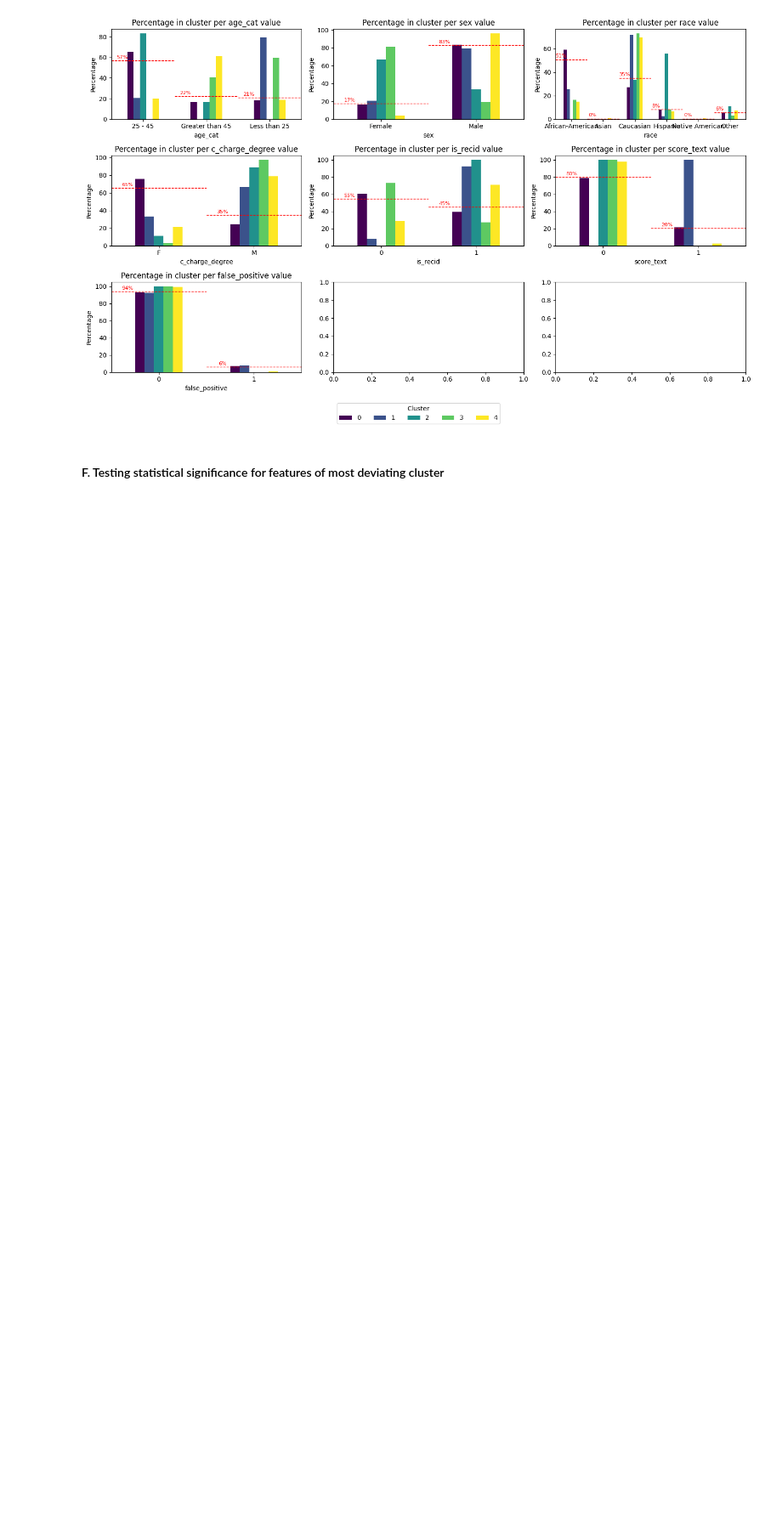
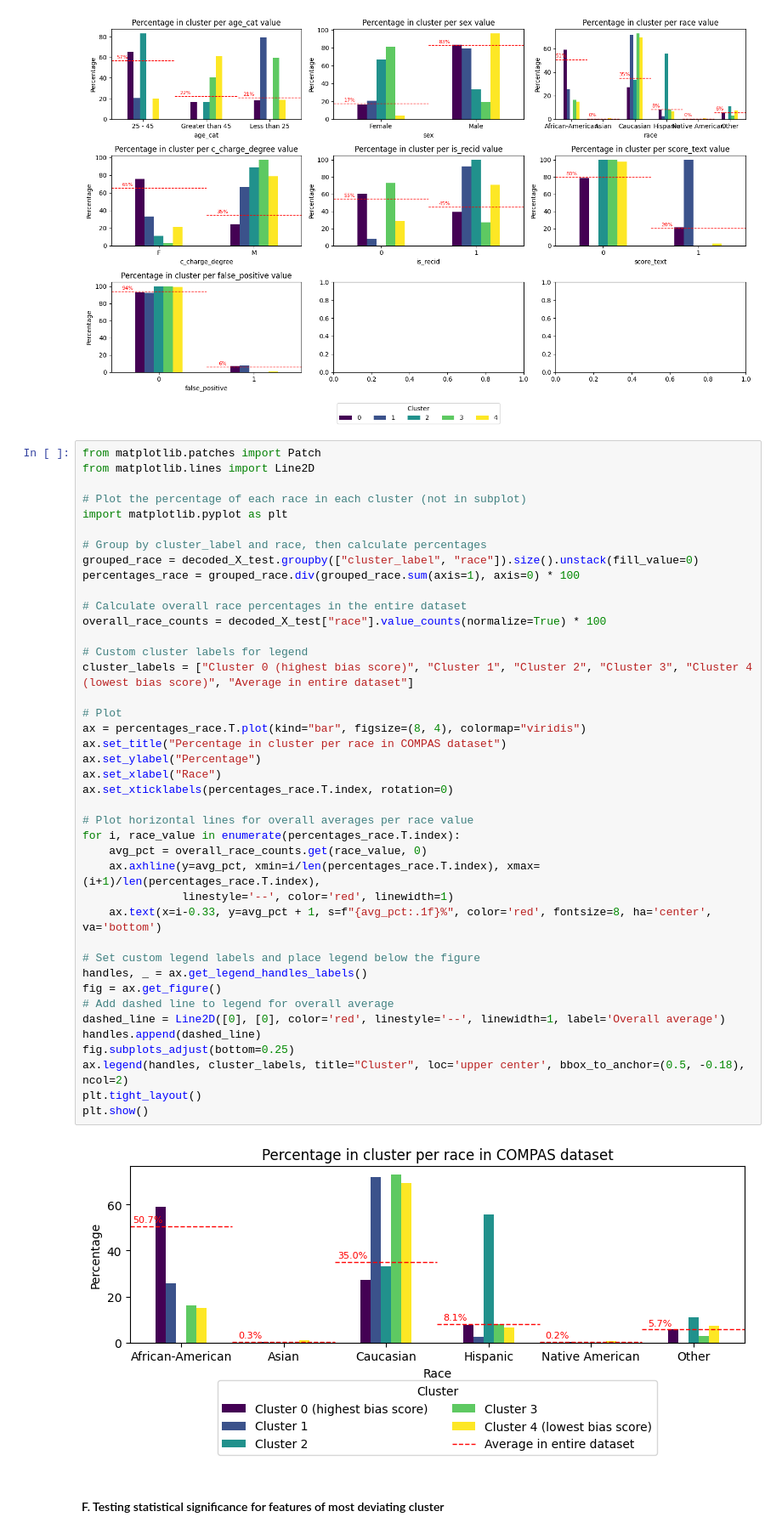
Before and after one commit to NGO-Algorithm-Audit/local-first-web-tool, a Jupyter notebook: notebooks/unsupervised bias detection tool/COMPAS_FP.ipynb, the cells around one changed output. Shown: that part at 85% size. Drawn from its saved outputs; the diff is of its cells as text; blank space fills up the shorter version.

```diff
--- a/notebooks/unsupervised bias detection tool/COMPAS_FP.ipynb
+++ b/notebooks/unsupervised bias detection tool/COMPAS_FP.ipynb
@@ -375,6 +375,49 @@ plt.tight_layout(rect=[0, 0.05, 1, 1])
 plt.show()
 # %% [output]
 [figure]
+# %%
+from matplotlib.patches import Patch
+from matplotlib.lines import Line2D
+
+# Plot the percentage of each race in each cluster (not in subplot)
+import matplotlib.pyplot as plt
+
+# Group by cluster_label and race, then calculate percentages
+grouped_race = decoded_X_test.groupby(["cluster_label", "race"]).size().unstack(fill_value=0)
+percentages_race = grouped_race.div(grouped_race.sum(axis=1), axis=0) * 100
+
+# Calculate overall race percentages in the entire dataset
+overall_race_counts = decoded_X_test["race"].value_counts(normalize=True) * 100
+
+# Custom cluster labels for legend
+cluster_labels = ["Cluster 0 (highest bias score)", "Cluster 1", "Cluster 2", "Cluster 3", "Cluster 4 (lowest bias score)", "Average in entire dataset"]
+
+# Plot
+ax = percentages_race.T.plot(kind="bar", figsize=(8, 4), colormap="viridis")
+ax.set_title("Percentage in cluster per race in COMPAS dataset")
+ax.set_ylabel("Percentage")
+ax.set_xlabel("Race")
+ax.set_xticklabels(percentages_race.T.index, rotation=0)
+
+# Plot horizontal lines for overall averages per race value
+for i, race_value in enumerate(percentages_race.T.index):
+    avg_pct = overall_race_counts.get(race_value, 0)
+    ax.axhline(y=avg_pct, xmin=i/len(percentages_race.T.index), xmax=(i+1)/len(percentages_race.T.index),
+               linestyle='--', color='red', linewidth=1)
+    ax.text(x=i-0.33, y=avg_pct + 1, s=f"{avg_pct:.1f}%", color='red', fontsize=8, ha='center', va='bottom')
+
+# Set custom legend labels and place legend below the figure
+handles, _ = ax.get_legend_handles_labels()
+fig = ax.get_figure()
+# Add dashed line to legend for overall average
+dashed_line = Line2D([0], [0], color='red', linestyle='--', linewidth=1, label='Overall average')
+handles.append(dashed_line)
+fig.subplots_adjust(bottom=0.25)
+ax.legend(handles, cluster_labels, title="Cluster", loc='upper center', bbox_to_anchor=(0.5, -0.18), ncol=2)
+plt.tight_layout()
+plt.show()
+# %% [output]
+[figure, added]
 # %% [markdown]
 #### F. Testing statistical significance for features of most deviating cluster
 # %%
```
Also changed, not shown: 1 other file.
